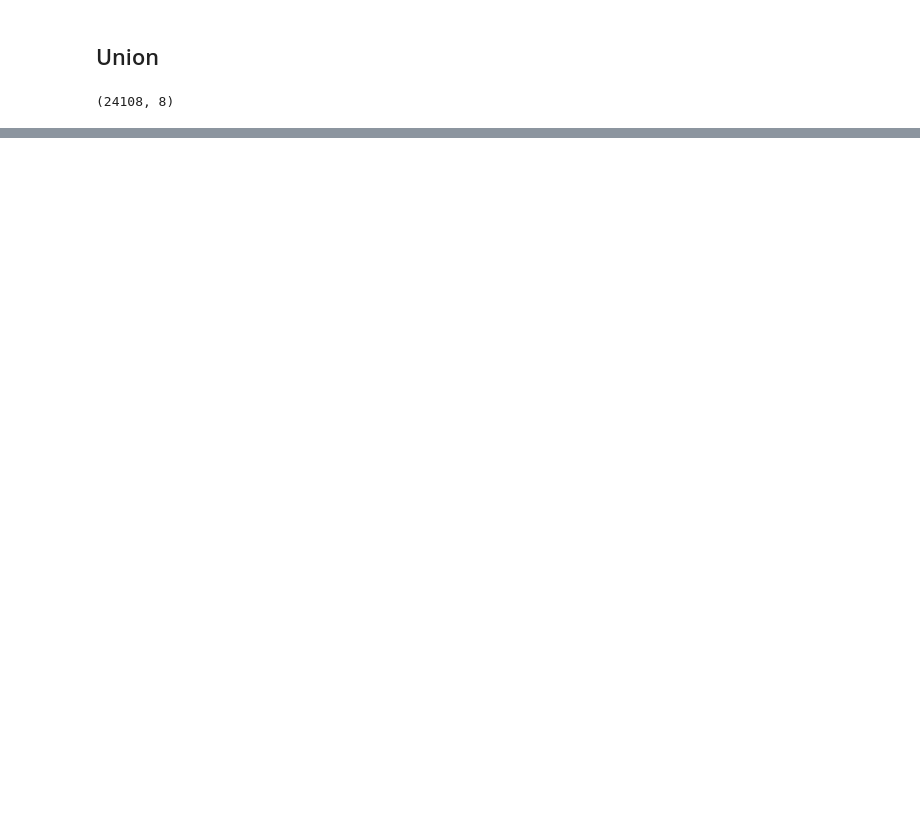
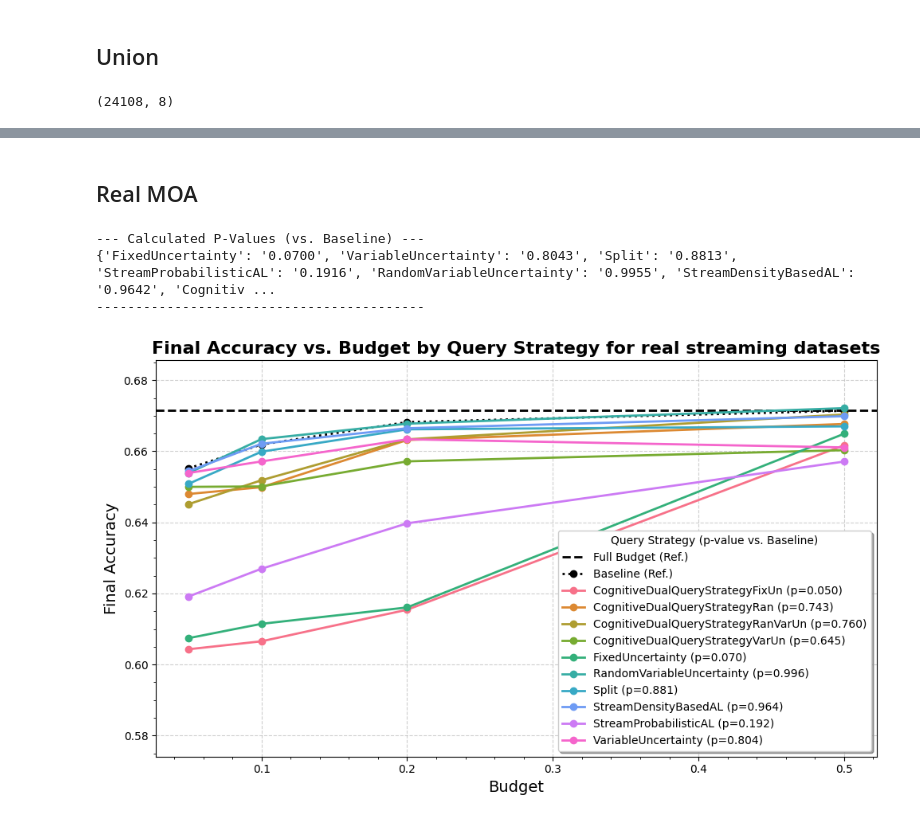
Before and after one commit to gschacon/masters_active_learning, a Jupyter notebook: notebooks/results_exploration.ipynb, the cells around one changed output, grey strips where cells are left out. Saved outputs shown, nothing was run; the diff lists cells and outputs as text; code cells hidden in the pictures; blank space fills up the shorter version.

```diff
--- a/notebooks/results_exploration.ipynb
+++ b/notebooks/results_exploration.ipynb
@@ -717,0 +460,10 @@ plot_accuracy_vs_budget(df_union_new, calculate_p_values(df_union_new))
+# %% [markdown]
+## Real MOA
+# %%
+df_real_moa_new =  unify_query_strategies(df_real_moa)
+plot_accuracy_vs_budget(df_real_moa_new, calculate_p_values(df_real_moa_new), 'real streaming')
+# %% [output]
+--- Calculated P-Values (vs. Baseline) ---
+{'FixedUncertainty': '0.0700', 'VariableUncertainty': '0.8043', 'Split': '0.8813', 'StreamProbabilisticAL': '0.1916', 'RandomVariableUncertainty': '0.9955', 'StreamDensityBasedAL': '0.9642', 'Cognitiv ...
+------------------------------------------
+[figure, added]
```
Also changed, not shown: parts of 31 cells of this notebook.
